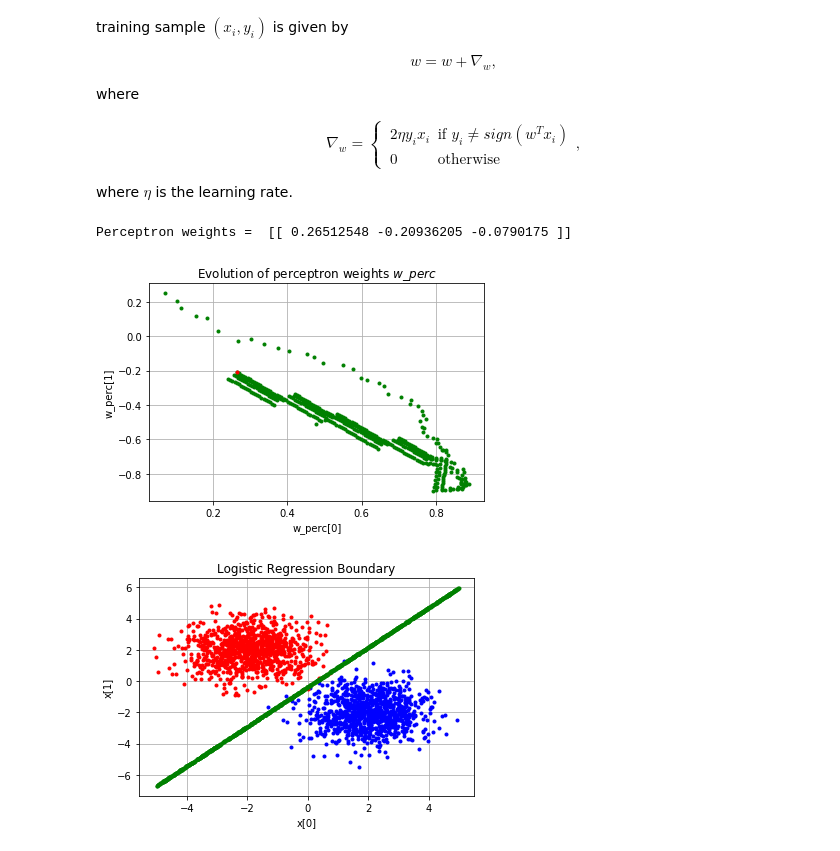
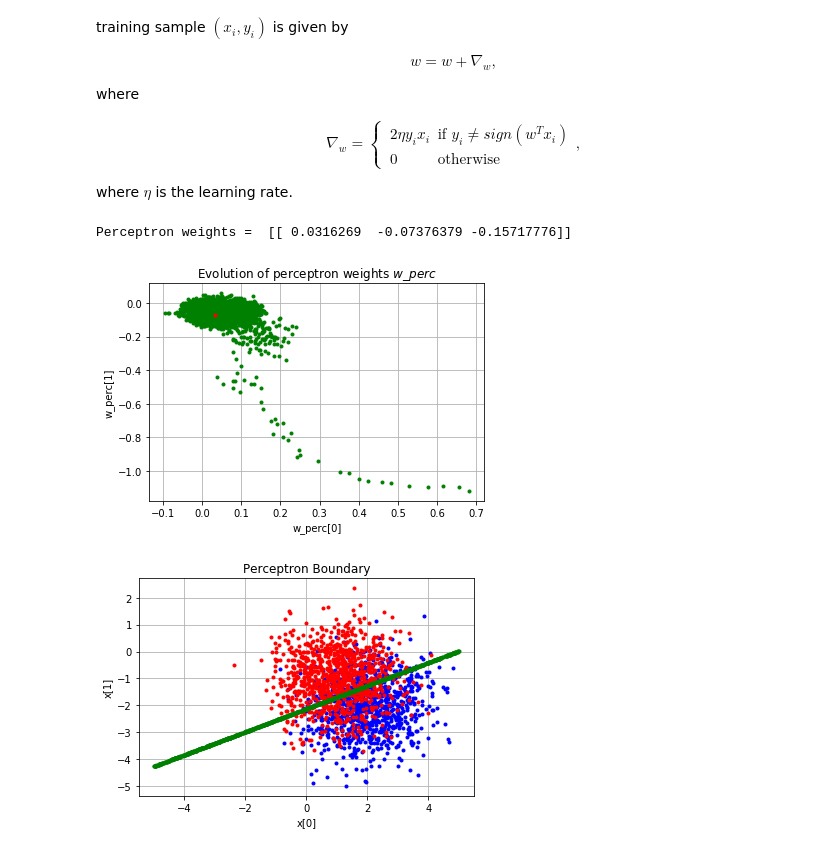
Before and after one commit to nidhin-koshy/Notebooks, a Jupyter notebook: Classification.ipynb, the cells around one changed output. Cells and saved outputs as stored; diff of their text form; code cells hidden in the pictures.

```diff
--- a/Classification.ipynb
+++ b/Classification.ipynb
@@ -48,7 +48,7 @@ num_x1_samples = 1000
 num_x2_samples = 1000
 
 mu_1 = np.array([[2,-2]]).T
-mu_2 = np.array([[-2,2]]).T
+mu_2 = np.array([[1,-1]]).T
 
 x1 = np.random.randn(num_x1_samples,2) + mu_1.T
 y1 = np.ones((num_x1_samples,1))
@@ -183,35 +183,35 @@ w_perc = np.random.randn(x_train[0,:].size,1)
 w_perc_evol = w_perc
 eta = 0.01
 
-num_outer_loop = 100
+num_outer_loop = 10
 for count_outer_loop in range(num_outer_loop):
   for count_inner in range(y_train.size):
     if (y_train_1[count_inner,0]*np.matmul(x_train_1[count_inner,:],w_perc)) < 0:
       w_perc = w_perc + (2*eta*y_train_1[count_inner,0])*x_train_1[count_inner:count_inner+1,:].T
       w_perc_evol = np.concatenate((w_perc_evol,w_perc),axis=1)
 
 print("Perceptron weights = ", w_perc.T)
 
 x2_plot = -(x1_plot*w_perc[0,0]+w_perc[2,0])/w_perc[1,0]
 plt.figure()
 plt.plot(w_perc_evol[0,:],w_perc_evol[1,:],'.g')
 plt.plot(w_perc_evol[0,-1:],w_perc_evol[1,-1:],'.r')
 plt.title("Evolution of perceptron weights " r"$w\_perc$")
 plt.xlabel("w_perc[0]")
 plt.ylabel("w_perc[1]")
 plt.grid()
 plt.show()
 
 plt.figure()
 plt.plot(x1[:,0],x1[:,1],'.b')
 plt.plot(x2[:,0],x2[:,1],'.r')
 plt.plot(x1_plot,x2_plot,'.g')
-plt.title("Logistic Regression Boundary")
+plt.title("Perceptron Boundary")
 plt.xlabel("x[0]")
 plt.ylabel("x[1]")
 plt.grid()
 plt.show()
 # %% [output]
-Perceptron weights =  [[ 0.26512548 -0.20936205 -0.0790175 ]]
+Perceptron weights =  [[ 0.0316269  -0.07376379 -0.15717776]]
-[figure, old version]
+[figure, new version]
-[figure, old version]
+[figure, new version]
```
Also changed, not shown: parts of 3 cells of this notebook.
